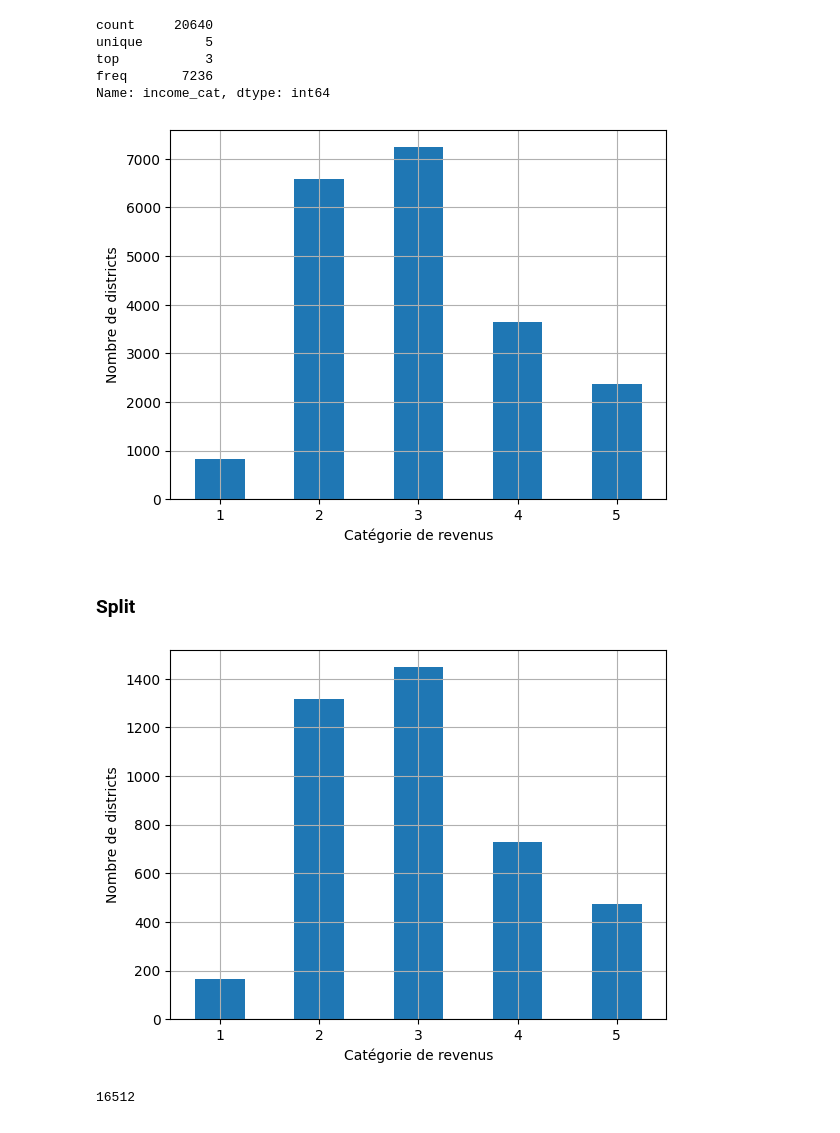
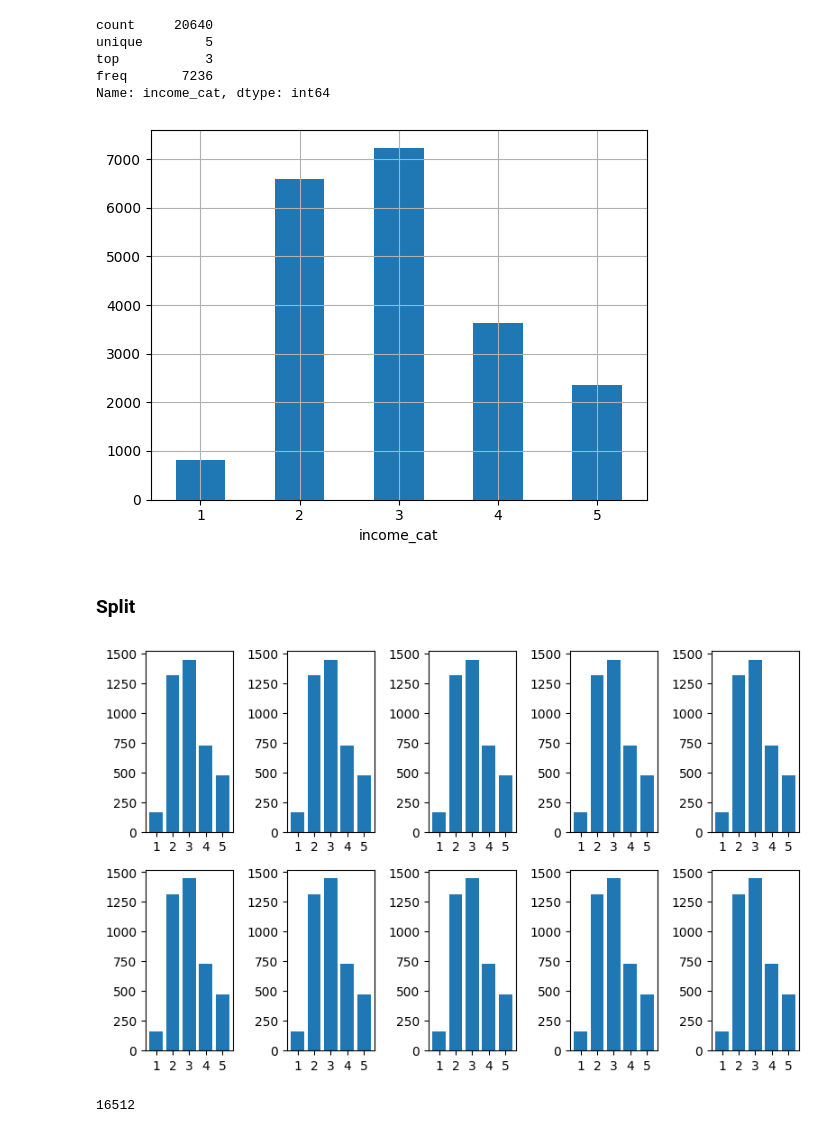
Before and after one commit to matiscodjia/DataSphere, a Jupyter notebook: Pratice/augeron/housing.ipynb, the cells around one changed output. Cells and saved outputs as stored; diff of their text form; code cells hidden in the pictures.

Commit message:
feat: Pipelining+ Training

```diff
--- a/Pratice/augeron/housing.ipynb
+++ b/Pratice/augeron/housing.ipynb
@@ -128,11 +128,10 @@ freq       7236
 Name: income_cat, dtype: int64
 # %%
 housing["income_cat"].value_counts().sort_index().plot.bar(rot=0, grid=True)
-plt.xlabel("Catégorie de revenus")
-plt.ylabel("Nombre de districts")
-plt.show()
+plt.xlabel = "Category"
+plt.ylabel = "Number of districts"
 # %% [output]
-[figure, old version]
+[figure, new version]
 # %% [markdown]
 ### Split
 # %%
@@ -144,5 +143,3 @@ for train_index, test_index in splitter.split(housing, housing["income_cat"]):
     strat_train_set_n = housing.iloc[train_index]
     strat_test_set_n = housing.iloc[test_index]
     strat_splits.append([strat_train_set_n, strat_test_set_n])
-# %%
-strat_train_set, strat_test_set = strat_splits[0]
@@ -151,10 +146,17 @@ strat_train_set, strat_test_set = train_test_split(housing,test_size=0.2,random_
 # %%
-strat_test_set["income_cat"].value_counts().sort_index().plot.bar(rot=0, grid=True)
-plt.xlabel("Catégorie de revenus")
-plt.ylabel("Nombre de districts")
+fig, axs = plt.subplots(nrows= 2, ncols=5,figsize=(8,5))
+for i in range (10):
+    strat_train_set, strat_test_set = strat_splits[i]
+    count = strat_test_set["income_cat"].value_counts().sort_index()
+    strat_train_set, strat_test_set = train_test_split(housing,test_size=0.2,random_state=42,stratify=housing["income_cat"])
+    axs[i//5,i%5].bar(count.index.astype(str), count.values)
+    plt.xlabel = "Catégorie de revenus"
+    plt.ylabel = "Nombre de districts"
+
+plt.tight_layout()
 plt.show()
 # %% [output]
-[figure, old version]
+[figure, new version]
 # %%
 strat_train_set = strat_train_set.drop("income_cat", axis=1)
 strat_test_set = strat_test_set.drop("income_cat", axis=1)
```
Also changed, not shown: parts of 34 cells of this notebook.
